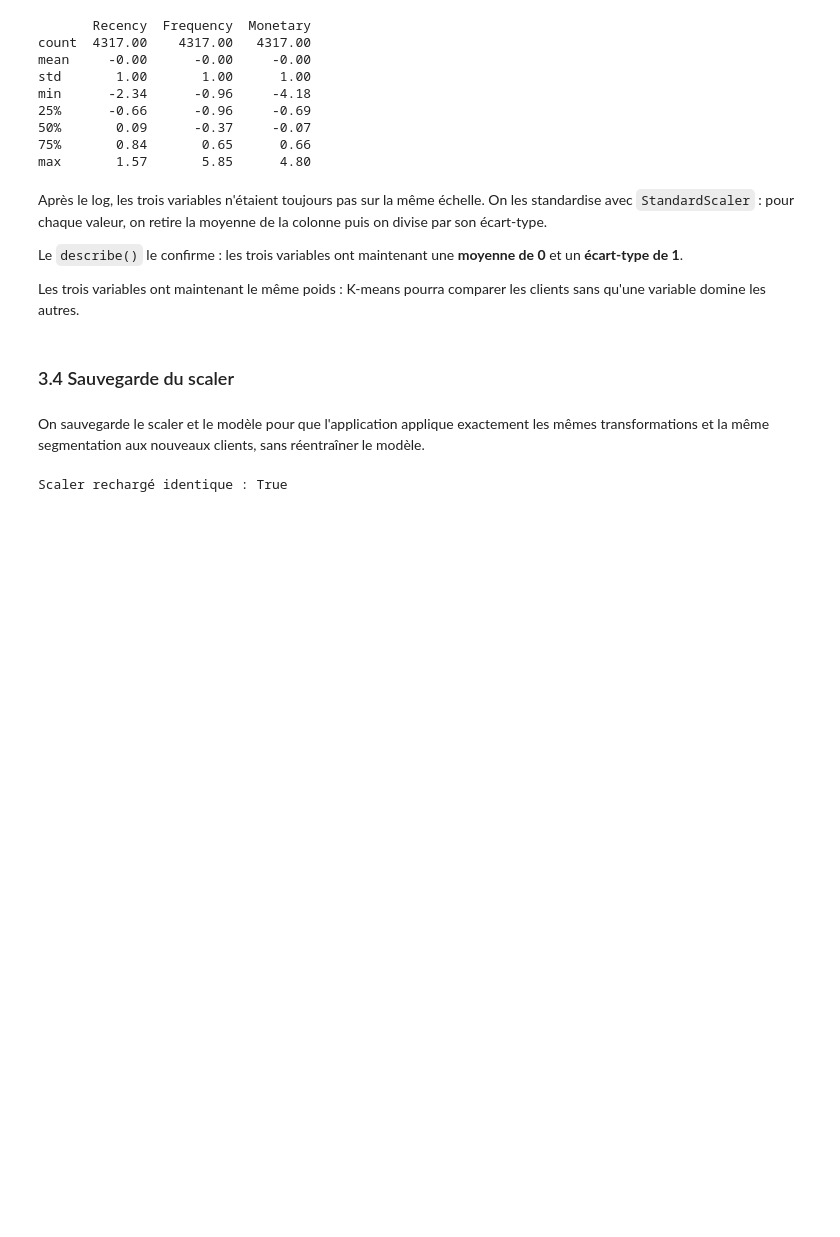
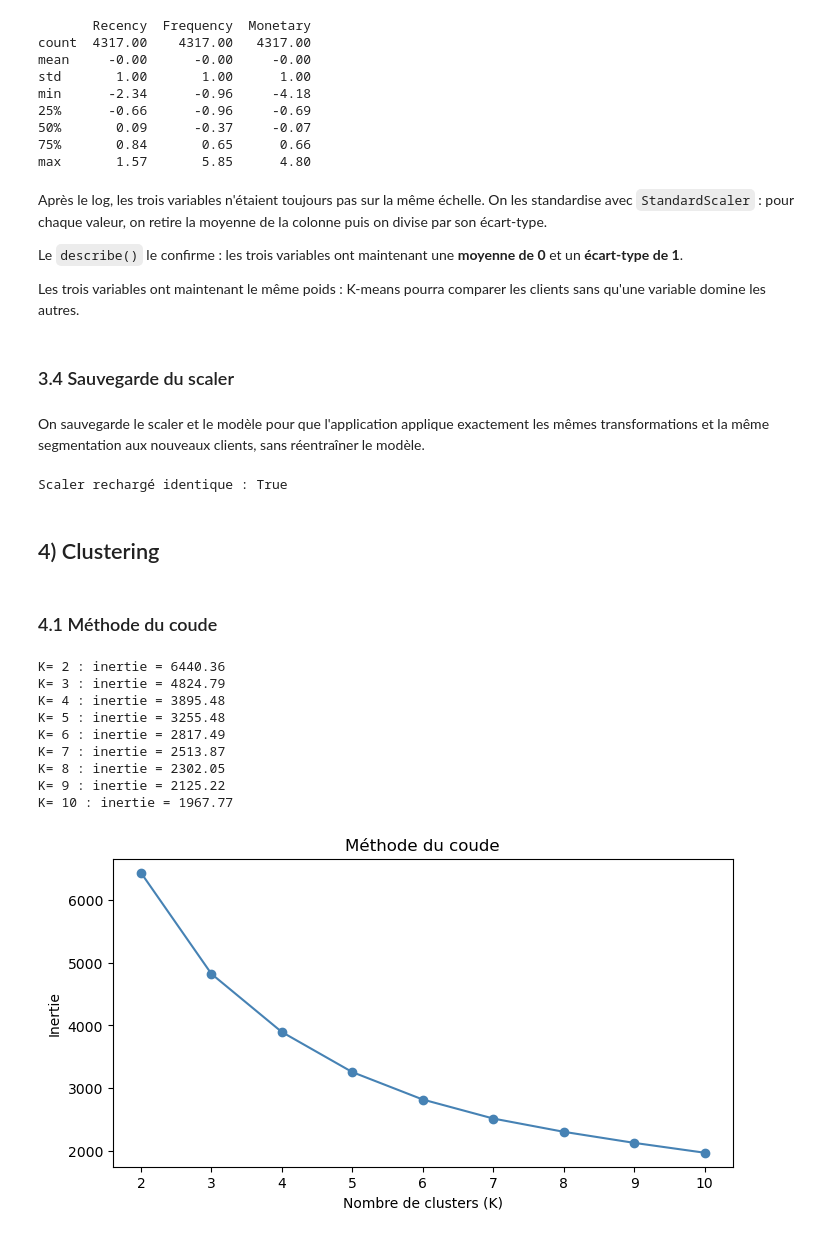
Before and after one commit to Zohair69/globalshop-rfm, a Jupyter notebook: notebooks/rfm_zohair.ipynb, the cells around one changed output. Cells and saved outputs as stored; diff of their text form; code cells hidden in the pictures; blank space fills up the shorter version.

Commit message:
[Zohair] Étape 4 : coude, silhouette, choix de K = 4 et sauvegarde du modèle K-means

```diff
--- a/notebooks/rfm_zohair.ipynb
+++ b/notebooks/rfm_zohair.ipynb
@@ -425,3 +425,41 @@ scaler_charge = joblib.load("../models/scaler.joblib")
 print("Scaler rechargé identique :", np.allclose(scaler_charge.transform(rfm_log), rfm_scaled))
 # %% [output]
 Scaler rechargé identique : True
+# %% [markdown]
+## 4) Clustering
+# %% [markdown]
+### 4.1 Méthode du coude
+# %%
+from sklearn.cluster import KMeans
+
+RANDOM_STATE = 42
+
+k_valeurs = range(2, 11)
+inerties = []
+
+for k in k_valeurs:
+    km = KMeans(n_clusters=k, random_state=RANDOM_STATE, n_init=10)
+    km.fit(rfm_scaled)
+    inerties.append(km.inertia_)
+
+for k, inertie in zip(k_valeurs, inerties):
+    print("K=", k, ": inertie =", round(inertie, 2))
+
+plt.figure(figsize=(8, 4))
+plt.plot(k_valeurs, inerties, marker="o", color=PALETTE[0])
+plt.title("Méthode du coude")
+plt.xlabel("Nombre de clusters (K)")
+plt.ylabel("Inertie")
+plt.xticks(k_valeurs)
+plt.show()
+# %% [output]
+K= 2 : inertie = 6440.36
+K= 3 : inertie = 4824.79
+K= 4 : inertie = 3895.48
+K= 5 : inertie = 3255.48
+K= 6 : inertie = 2817.49
+K= 7 : inertie = 2513.87
+K= 8 : inertie = 2302.05
+K= 9 : inertie = 2125.22
+K= 10 : inertie = 1967.77
+[figure, added]
```
Also changed, not shown: parts of 9 cells of this notebook, 1 other file.
